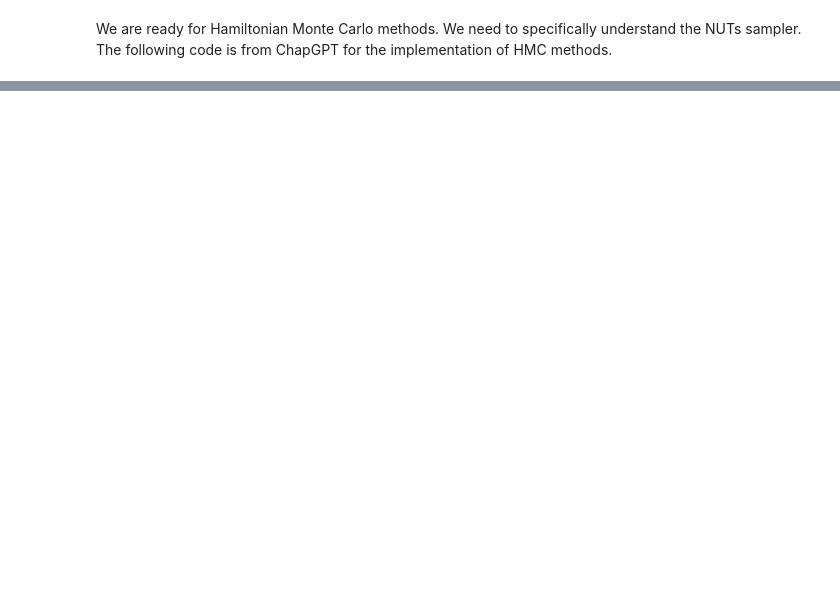
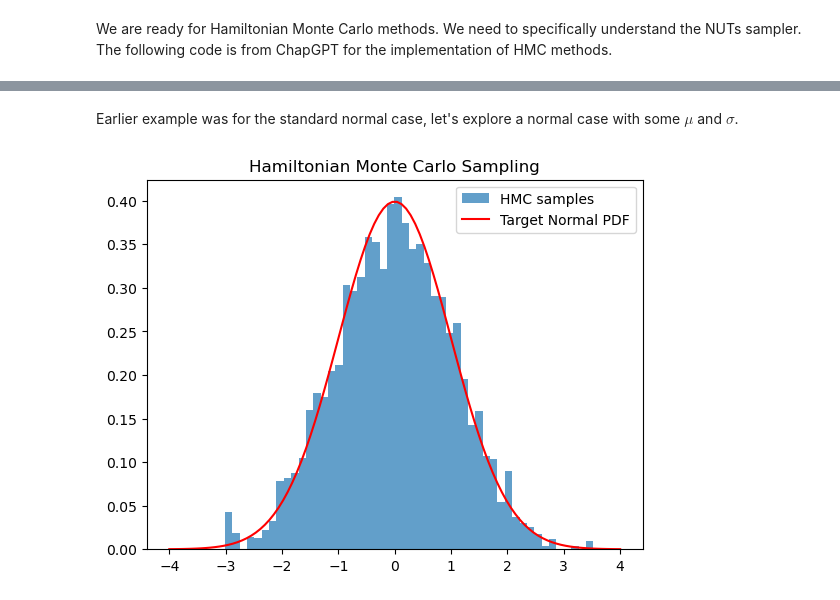
Before and after one commit to Gayara-Fernando/Bayes_computations, a Jupyter notebook: HMC_methods.ipynb, the cells around one changed output, grey strips where cells are left out. Cells and saved outputs as stored; diff of their text form; code cells hidden in the pictures; blank space fills up the shorter version.

Commit message:
Adding the ChatGPT example for a more general case. Follow these, the first example on this notebook is not correct

```diff
--- a/HMC_methods.ipynb
+++ b/HMC_methods.ipynb
@@ -219,0 +239,2 @@ plt.show()
+# %% [markdown]
+Earlier example was for the standard normal case, let's explore a normal case with some $\mu$ and $\sigma$.
@@ -219,0 +294,21 @@ plt.show()
+# %%
+# Parameters
+mu = 0.0   # Mean of the normal distribution
+sigma = 1.0   # Standard deviation of the normal distribution
+num_samples = 10000  # Number of samples to generate
+epsilon = 0.1  # Step size for the leapfrog integrator
+L = 10  # Number of leapfrog steps
+initial_position = 2.0  # Initial position for the HMC algorithm
+
+# Run HMC
+samples = hmc(num_samples, epsilon, L, initial_position, mu, sigma)
+# %%
+# Plot results
+plt.hist(samples, bins=50, density=True, alpha=0.7, label='HMC samples')
+x = np.linspace(-4, 4, 100)
+plt.plot(x, normal_pdf(x, mu, sigma), label='Target Normal PDF', color='red')
+plt.title('Hamiltonian Monte Carlo Sampling')
+plt.legend()
+plt.show()
+# %% [output]
+[figure, added]
```
Also changed, not shown: parts of 6 cells of this notebook.
